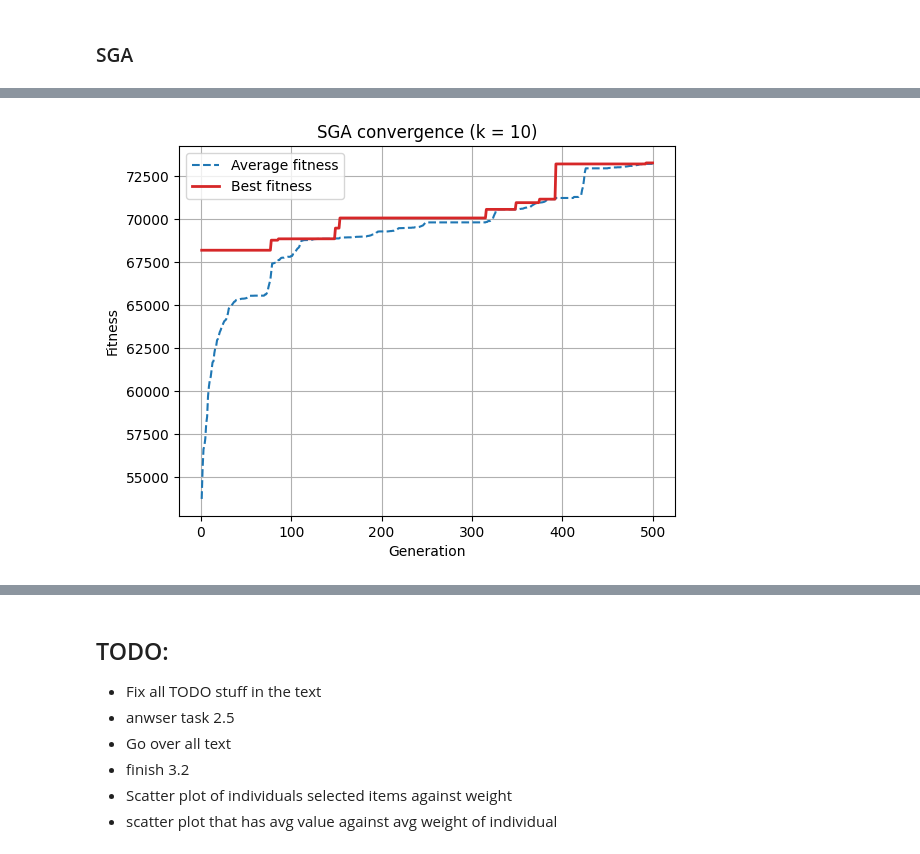
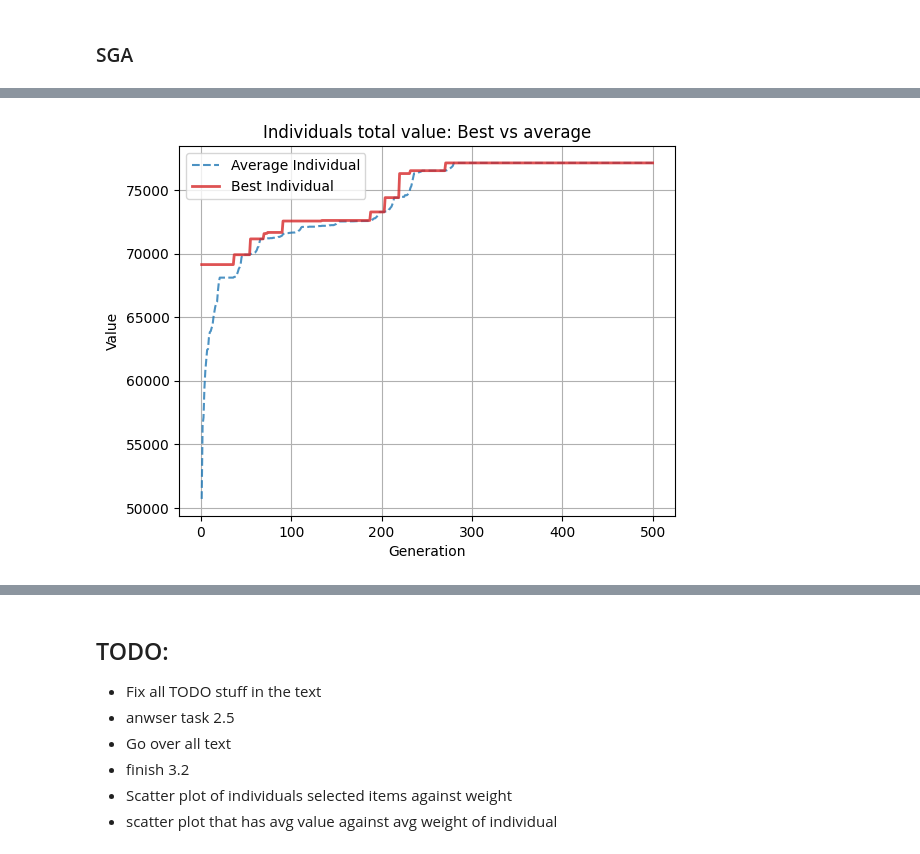
Before and after one commit to kormakursnorra/MachineLearningRepo, a Jupyter notebook: Project2/src/task3.ipynb, the cells around one changed output, grey strips where cells are left out. Cells and saved outputs as stored; diff of their text form; code cells hidden in the pictures.

```diff
--- a/Project2/src/task3.ipynb
+++ b/Project2/src/task3.ipynb
@@ -1254,8 +1315,26 @@ def simple_genetic_algorithm_weights(
 # %%
+def plot_stat_over_generations(
+        avg_data: list[float],
+        best_data: list[float],
+        graph_name: str = "MISSING",
+        y_label: str = "MISSING",
+        ):
+    gens = range(1, len(avg_data) + 1)
+
+    plt.plot(gens, avg_data, color="tab:blue", alpha=0.8, linestyle="--", label="Average Individual")
+    plt.plot(gens, best_data, color="tab:red", alpha=0.8, linestyle="-", linewidth=2, label="Best Individual")
+    plt.xlabel("Generation")
+    plt.ylabel(y_label)
+    plt.title(graph_name)
+    plt.legend()
+    plt.grid(True)
+    plt.show()
+
+
 def test_sga_weight(
             pop_size: int = 30, num_iter: int = 500,
             pc: float = 0.9, pm: float = 0.1,
-            item_values: list = [], item_weights: list = [],
+            item_values: list = None, item_weights: list = None,
             weight_limit: int = WEIGHT_LIMIT,
             show_plot: bool = False, show_stat: bool = True) -> dict:
     """
@@ -1271,48 +1350,47 @@ def test_sga_weight(
         weight_limit=weight_limit
     )
 
-    avg_fitness_data, best_fitness_data, population, population_fitness = report
+    population         = report[0]
+    population_fitness = report[1]
+    stats              = report[2]
 
-    best_index      = np.argmax(population_fitness)
-    best_individual = population[best_index]
-    best_fitness    = population_fitness[best_index]
-    num_items       = sum(best_individual)
-
-    #all_exactly_k = all(sum(ind) == k_items for ind in population)
-
-    optimum = np.sort(item_values)[-k_items:].sum()
+    final_index = num_iter - 1
 
     if show_stat:
+        test_weight(population, item_values, print_each=False)
+
         print("=" * 60)
         print(f"Test with weight limit = {weight_limit}")
         print(f"Population size: {pop_size} | Iterations: {num_iter} | PC: {pc} | PM: {pm}")
         print(f"Average fitness of final population: {np.mean(population_fitness):,.2f}")
-        print(f"Best fitness of final population:    {best_fitness:,}")
-        print(f"Number of items (best individual):   {num_items}")
-        print(f"Average value per selected item:     {best_fitness / num_items:,.2f}")
-        #print(f"Optimum for k = {k_items}: {optimum:,} ({best_fitness / optimum * 100:.2f}% reached)")
-        #print(f"All individuals have exactly k items: {all_exactly_k}")
+        print(f"Best individual")
+        print(f"Best value: {stats["value"]["best"][final_index]:,}")
+        print(f"Best sum of weight: {stats["weight"]["best"][final_index]:,}")
+        print(f"Number of items: {stats["num_items"]["best"][final_index]}")
+        print(f"Average value per selected item: {stats["value"]["best"][final_index] / stats["num_items"]["best"][final_index]:,.2f}")
+        print(f"Average weight per selected item: {stats["weight"]["best"][final_index] / stats["num_items"]["best"][final_index]:,.2f}")
         print("=" * 60 + "\n")
 
     if show_plot:
-        plot_fitness_data(avg_fitness_data, best_fitness_data, k_items)
-        #plot_generation_avg_value_vs_weight(population, item_values, item_weights)
+        plot_stat_over_generations(stats["value"]["avg"], stats["value"]["best"], "Individuals total value: Best vs average", "Value")
 
-    return {
-        "k": k_items,
-        "Best fitness": best_fitness,
-        "Number of items": num_items,
-        "Avg value per item": round(best_fitness / num_items, 2),
-        "Optimum": optimum,
-        "% of optimum": round(best_fitness / optimum * 100, 2),
-        #"Constraint held": all_exactly_k,
-    }
+        plot_stat_over_generations(stats["weight"]["avg"], stats["weight"]["best"], "Individuals total weight: Best vs average ", "weight")
+
+        plot_stat_over_generations(stats["num_items"]["avg"], stats["num_items"]["best"], "Individuals number of items: Best vs average", "number of items")
+
+        plot_stat_over_generations(stats["item_value"]["avg"], stats["item_value"]["best"], "Individuals average item value: Best vs average", "Avg item value")
+
+        plot_stat_over_generations(stats["item_weight"]["avg"], stats["item_weight"]["best"], "Individuals average item weight: Best vs average", "Avg item weight")
+
+        plot_stat_over_generations(stats["v_w_ratio"]["avg"], stats["v_w_ratio"]["best"], "Individuals value to weight ration for their items: Best vs average", "value / weight")
+
+    return stats
 
 
 population_size = 30
-number_iter: int = 100
-crossover_prob: float = 0.9
-mutation_prob: float = 0.1
+number_iter = 500
+crossover_prob = 0.9
+mutation_prob = 0.1
 
 report = test_sga_weight(
     population_size, number_iter,
@@ -1321,11 +1399,4 @@ report = test_sga_weight(
     WEIGHT_LIMIT,
     show_plot=True, show_stat=True
 )
-
-#results_table = pd.DataFrame(report)
-#print(results_table.to_string(index=False))
-#test_structure(pop)
-#test_weight(pop, item_weights, print_each=False)
-#plot_avg_value_against_weight(pop, item_values, item_weights)
-#plot_generation_avg_value_vs_weight([pop], item_values, item_weights)
 # %% [output]
@@ -1339,2 +1417,2 @@ Average value per selected item:     10,470.14
 ============================================================
-[figure, old version]
+[figure, new version]
```
Also changed, not shown: parts of 5 cells of this notebook.
